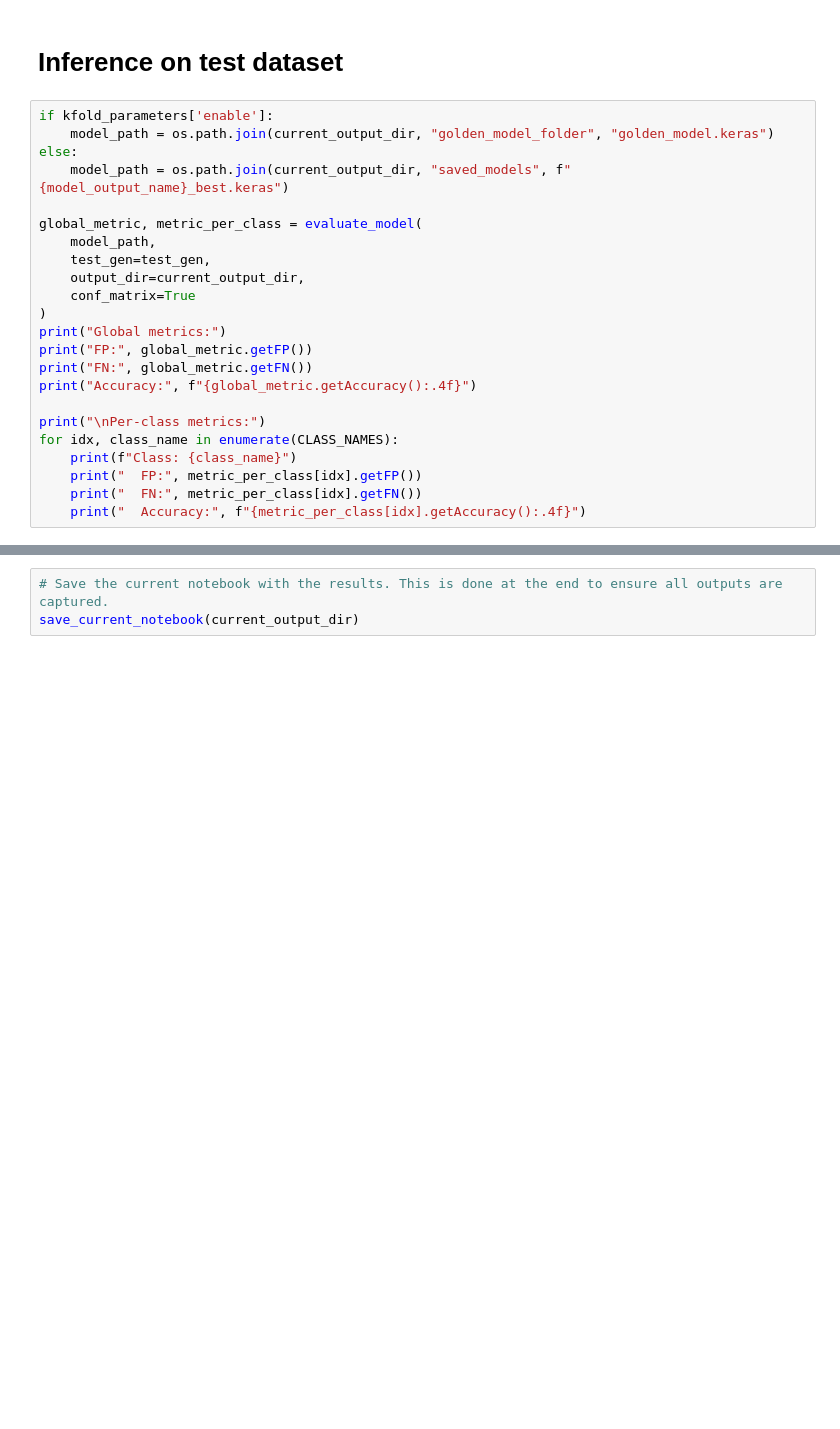
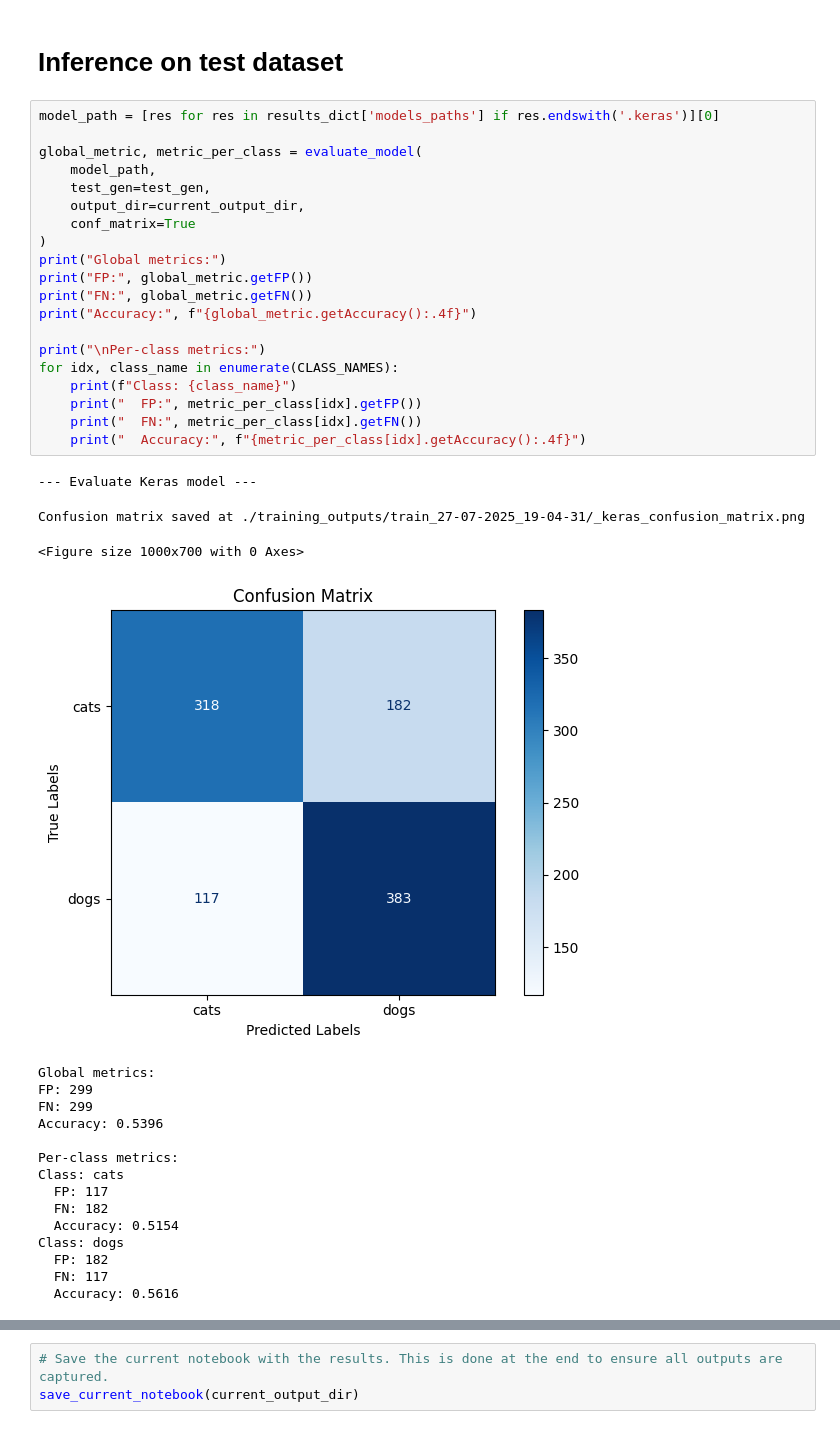
Before and after one commit to freedreamer82/saltup, a Jupyter notebook: examples/notebooks/saltup_classification_keras.ipynb, the cells around one changed output, grey strips where cells are left out. Cells and saved outputs as stored; diff of their text form; blank space fills up the shorter version.

```diff
--- a/examples/notebooks/saltup_classification_keras.ipynb
+++ b/examples/notebooks/saltup_classification_keras.ipynb
@@ -172,27 +384,43 @@ results_dict = training(
 # %% [markdown]
 # Inference on test dataset
 # %%
-if kfold_parameters['enable']:
-    model_path = os.path.join(current_output_dir, "golden_model_folder", "golden_model.keras")
-else:
-    model_path = os.path.join(current_output_dir, "saved_models", f"{model_output_name}_best.keras")
+model_path = [res for res in results_dict['models_paths'] if res.endswith('.keras')][0]
 
 global_metric, metric_per_class = evaluate_model(
     model_path,
     test_gen=test_gen,
     output_dir=current_output_dir,
     conf_matrix=True
 )
 print("Global metrics:")
 print("FP:", global_metric.getFP())
 print("FN:", global_metric.getFN())
 print("Accuracy:", f"{global_metric.getAccuracy():.4f}")
 
 print("\nPer-class metrics:")
 for idx, class_name in enumerate(CLASS_NAMES):
     print(f"Class: {class_name}")
     print("  FP:", metric_per_class[idx].getFP())
     print("  FN:", metric_per_class[idx].getFN())
     print("  Accuracy:", f"{metric_per_class[idx].getAccuracy():.4f}")
+# %% [output]
+--- Evaluate Keras model ---
+Confusion matrix saved at ./training_outputs/train_27-07-2025_19-04-31/_keras_confusion_matrix.png
+<Figure size 1000x700 with 0 Axes>
+[figure, added]
+Global metrics:
+FP: 299
+FN: 299
+Accuracy: 0.5396
+
+Per-class metrics:
+Class: cats
+  FP: 117
+  FN: 182
+  Accuracy: 0.5154
+Class: dogs
+  FP: 182
+  FN: 117
+  Accuracy: 0.5616
 # %%
 from saltup.ai.utils.keras.quantization import quantize
```
Also changed, not shown: parts of 6 cells of this notebook, 3 other files.
